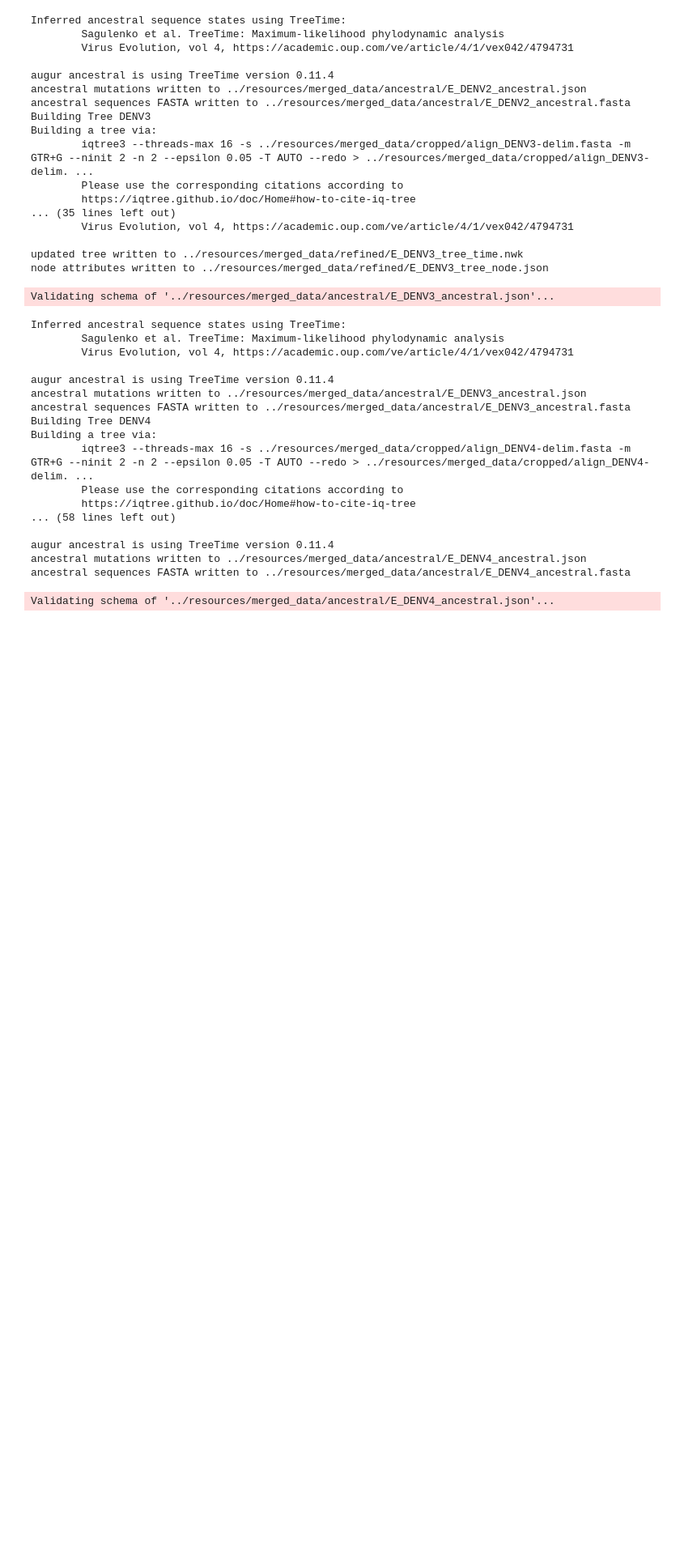
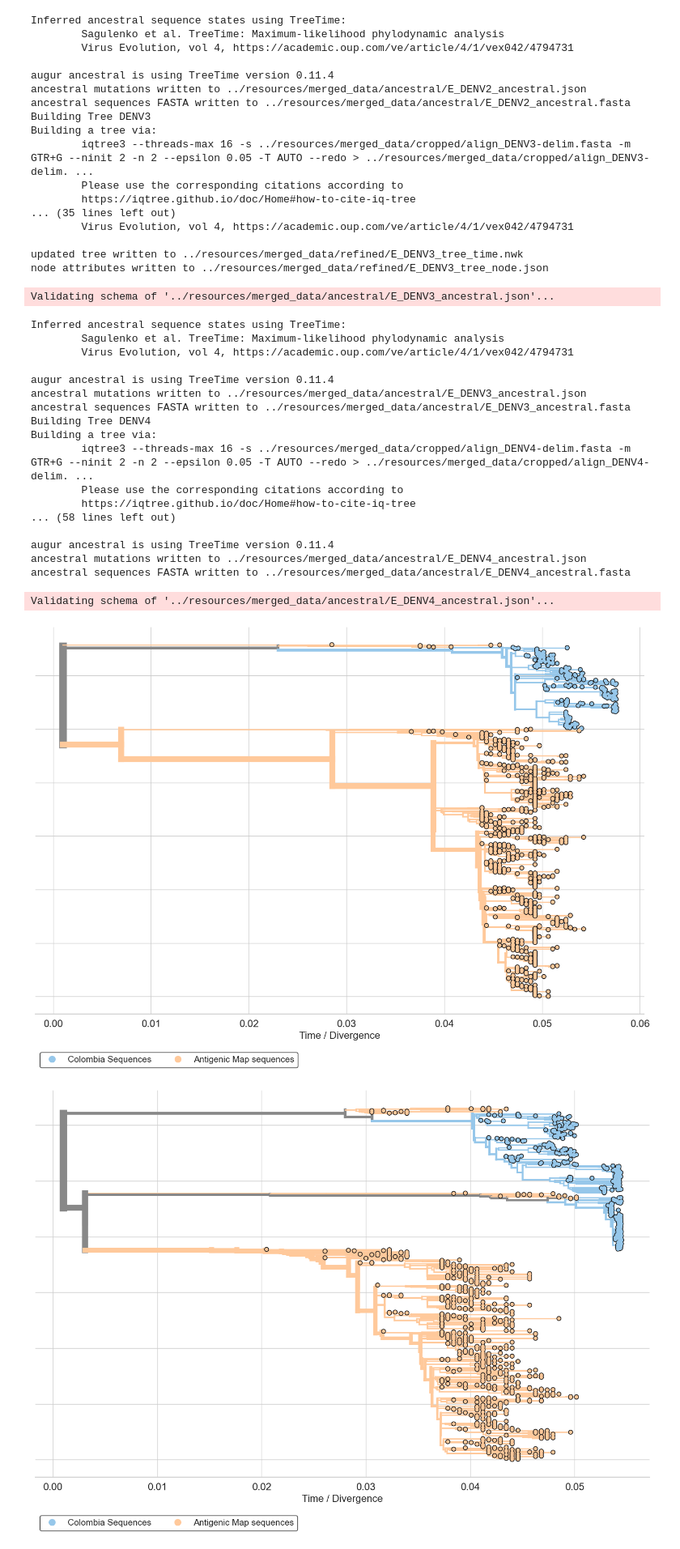
Before and after one commit to dirreno/denv-cross-inmunity, a Jupyter notebook: notebooks/distances.ipynb, the cells around one changed output. Shown at 81% size. Cells and saved outputs as stored; diff of their text form; code cells hidden in the pictures; blank space fills up the shorter version.

Commit message:
merged tree

```diff
--- a/notebooks/distances.ipynb
+++ b/notebooks/distances.ipynb
@@ -1785,7 +1785,7 @@ plt.show()
 from pathlib import Path
 
 CROP_SEQS_MERGE = "../resources/merged_data/cropped/align_DENV{}.fasta"
-META_MERGE = "../resources/merged_data/metadata/col_DENV{}_meta.tsv"
+META_MERGE = "../resources/merged_data/metadata/merged_DENV{}_meta.tsv"
 TMP_GFF_MERGE = "../resources/merged_data/tmp/E_DENV{}.gff"
 TREE_MERGE = "../resources/merged_data/tree/E_DENV{}_tree.nwk"
 TIME_TREE_MERGE = "../resources/merged_data/refined/E_DENV{}_tree_time.nwk"
@@ -2003,3 +2003,77 @@ augur ancestral is using TreeTime version 0.11.4
 ancestral mutations written to ../resources/merged_data/ancestral/E_DENV4_ancestral.json
 ancestral sequences FASTA written to ../resources/merged_data/ancestral/E_DENV4_ancestral.fasta
 Validating schema of '../resources/merged_data/ancestral/E_DENV4_ancestral.json'...
+# %%
+import baltic as bt
+import pandas as pd
+import matplotlib.pyplot as plt
+from matplotlib.lines import Line2D
+import warnings
+
+warnings.filterwarnings("ignore", category=SyntaxWarning)
+for s in range(4):
+    sero = s + 1
+    ll = bt.loadNewick(TIME_TREE_MERGE.format(sero))
+    df = pd.read_csv(META_MERGE.format(sero), sep='\t')
+    df['country'] = df['country'].fillna('').str.strip().str.lower()
+
+    origin_map = {}
+    for _, row in df.iterrows():
+        strain = row['strain'].strip()
+        origin = 'COL' if 'colombia' in row['country'] else 'EXP'
+        origin_map[strain] = origin
+        for token in strain.replace('/', ' ').replace('-', ' ').replace('_', ' ').split():
+            if len(token) > 2:
+                origin_map[token] = origin
+
+    leaf_colors = {}
+    for k in ll.Objects:
+        if k.branchType == 'leaf':
+            name = k.name
+            match = origin_map.get(name)
+            if not match:
+                for t in name.replace('/', ' ').replace('-', ' ').replace('_', ' ').split():
+                    if t in origin_map:
+                        match = origin_map[t]
+                        break
+            leaf_colors[name] = "#96c7ea" if match == 'COL' else ("#ffc99b" if match == 'EXP' else "#888888")
+
+    def c_func(k):
+        if k.branchType == 'leaf':
+            return leaf_colors.get(k.name, "#888888")
+        has_col = has_exp = False
+        for d in k.leaves:
+            d_name = d.name if hasattr(d, 'name') else d
+            c = leaf_colors.get(d_name, "#888888")
+            if c == "#96c7ea": has_col = True
+            if c == "#ffc99b": has_exp = True
+            if has_col and has_exp: return "#888888"
+        return "#96c7ea" if has_col else ("#ffc99b" if has_exp else "#888888")
+
+    L = sum(1 for k in ll.Objects if k.branchType == 'leaf')
+    b_func = lambda k: 2 + 10.0 * len(k.leaves) / L if k.branchType == 'node' else 2
+
+    fig, ax = plt.subplots(figsize=(14, 10))
+    ll.plotTree(ax, width=b_func, colour=c_func, zorder=20000)
+    ll.plotPoints(ax, size=30, colour=c_func, zorder=20002)
+
+    for loc in ['left', 'right', 'top']: ax.spines[loc].set_visible(False)
+    ax.grid(axis='x', ls='-', color='grey', alpha=0.3)
+    ax.tick_params(axis='y', size=0)
+    ax.tick_params(axis='x', labelsize=16)
+    ax.set_xlabel('Time / Divergence', fontsize=16)
+    ax.set_yticklabels([])
+
+    legend = [
+        Line2D([0], [0], marker='o', color='w', label='Colombia Sequences', markerfacecolor='#96c7ea', markersize=12),
+        Line2D([0], [0], marker='o', color='w', label='Antigenic Map sequences', markerfacecolor='#ffc99b', markersize=12)
+    ]
+    ax.legend(handles=legend, loc='lower left', bbox_to_anchor=(0, -0.15),
+              fontsize=14, frameon=True, edgecolor='black', ncol=3)
+
+    plt.tight_layout()
+    plt.savefig(f"../Figures/Supplementary/DENV{sero}_merged_col_exp.jpeg", dpi=300, bbox_inches='tight')
+    plt.show()
+# %% [output]
+[figure, added]
+[figure, added]
```
Also changed, not shown: parts of 2 cells of this notebook, 8 other files.
